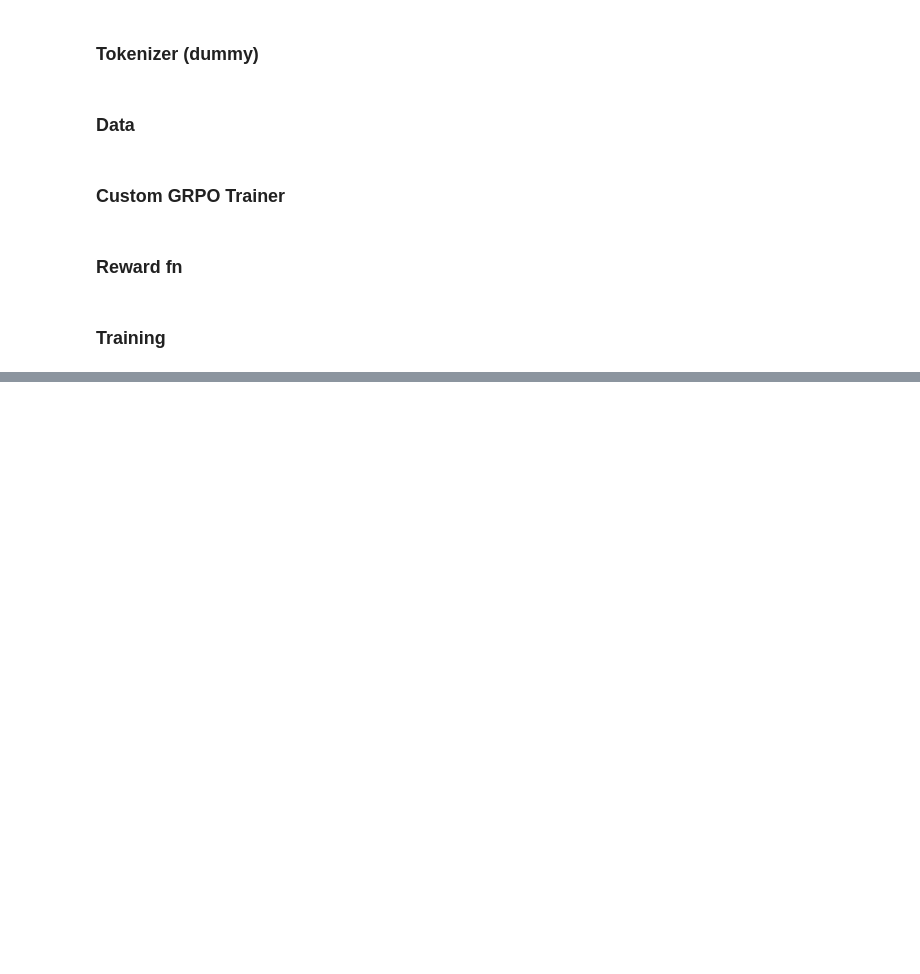
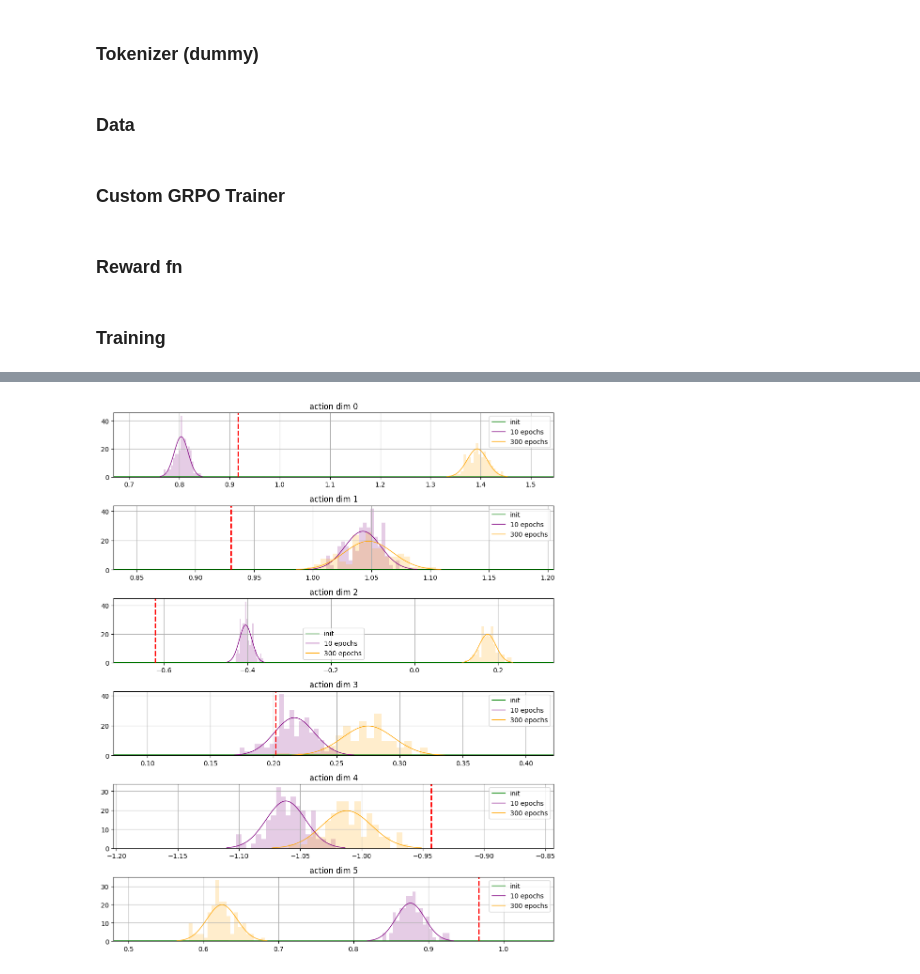
Before and after one commit to abenechehab/rlft4rl, a Jupyter notebook: notebooks/custom_mlp_grpo_gpt.ipynb, the cells around one changed output, grey strips where cells are left out. Drawn from its saved outputs; the diff is of its cells as text; code cells hidden in the pictures; blank space fills up the shorter version.

```diff
--- a/notebooks/custom_mlp_grpo_gpt.ipynb
+++ b/notebooks/custom_mlp_grpo_gpt.ipynb
@@ -490,0 +541,86 @@ TrainOutput(global_step=10000, training_loss=-0.15066619873046874, metrics={'tra
+# %%
+import matplotlib.pyplot as plt
+
+
+num_generations = 100
+
+poss = []
+poss.append((False, None, "init"))
+poss.append((True, "../models/mlp-policy/grpo_compatible/full_std_10ep", "10 epochs"))
+poss.append((True, "../models/mlp-policy/grpo_compatible/full_std_300ep", "300 epochs"))
+
+colors = ["green", "purple", "orange"]  # Add more colors if needed
+
+one_ex = examples[15]
+obs = one_ex["state"]
+gt_action = one_ex["action"]
+action_dim = len(gt_action)
+
+# Create subplots for each action dimension
+fig, axes = plt.subplots(action_dim, 1, figsize=(10, 2 * action_dim))
+
+min_x, max_x = gt_action, gt_action
+for idx, (lm, path, tag) in enumerate(poss):
+    if not lm:
+        model = create_mlp_model(
+            obs_dim=input_dim, action_dim=output_dim, hidden_dims=[256, 256]
+        )
+    else:
+        model = load_mlp_model(model_path=path)
+
+    mean, std = model.forward(torch.tensor(obs))
+    dist = torch.distributions.Normal(mean, std)
+    gen_actions = dist.sample((num_generations,)).detach().cpu().numpy()
+
+    if lm:
+        min_x = np.minimum(min_x, gen_actions.min(axis=0))
+        max_x = np.maximum(max_x, gen_actions.max(axis=0))
+
+    # Plot distribution and ground truth for each action dimension
+    for i in range(action_dim):
+        # Extract generated actions for the current dimension
+        generated_actions_i = [action[i] for action in gen_actions]
+
+        # Plot histogram of generated actions
+        color = colors[idx % len(colors)]  # Cycle through colors
+        axes[i].hist(
+            generated_actions_i,
+            bins=20,
+            alpha=0.2,
+            density=True,
+            stacked=True,
+            color=color,
+        )
+
+        # Plot ground truth action as a vertical line
+        axes[i].axvline(
+            gt_action[i],
+            color="red",
+            linestyle="dashed",
+            linewidth=2,  # label="Ground Truth"
+        )
+
+        # Plot Gaussian PDF
+        x = np.linspace(
+            mean[i].item() - 3 * std[i].item(), mean[i].item() + 3 * std[i].item(), 100
+        )
+        p = np.exp(-0.5 * ((x - mean[i].item()) / std[i].item()) ** 2) / (
+            std[i].item() * np.sqrt(2 * np.pi)
+        )
+        axes[i].plot(x, p, "-", linewidth=1, label=tag, color=color)
+
+        # Set labels and title
+        # axes[i].set_xlabel("action")
+        # axes[i].set_ylabel("Frequency")
+        axes[i].set_title(f"action dim {i}")
+        axes[i].legend()
+        axes[i].grid(True)
+
+for i in range(action_dim):
+    axes[i].set_xlim(min_x[i] - 0.1, max_x[i] + 0.1)
+
+# Adjust layout and display the plot
+plt.tight_layout()
+plt.show()
+# %% [output]
+[figure, added]
```
Also changed, not shown: parts of 14 cells of this notebook.
